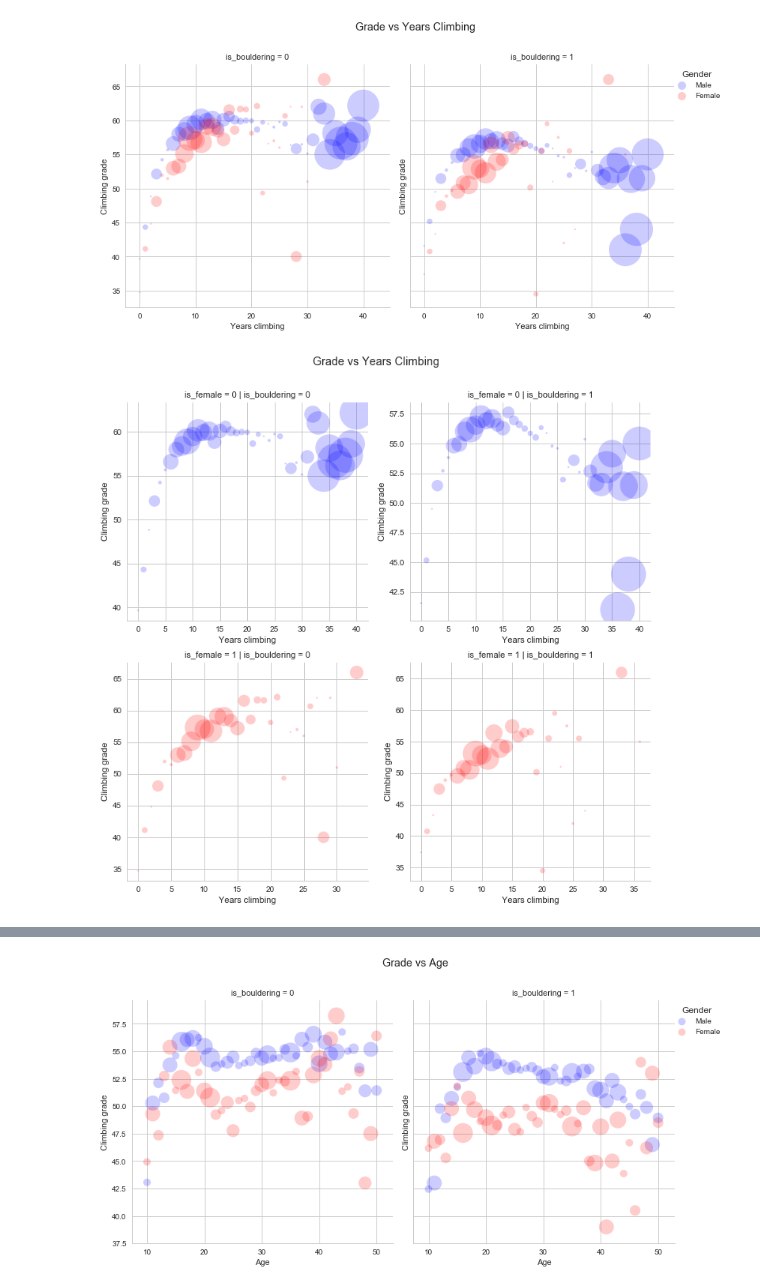
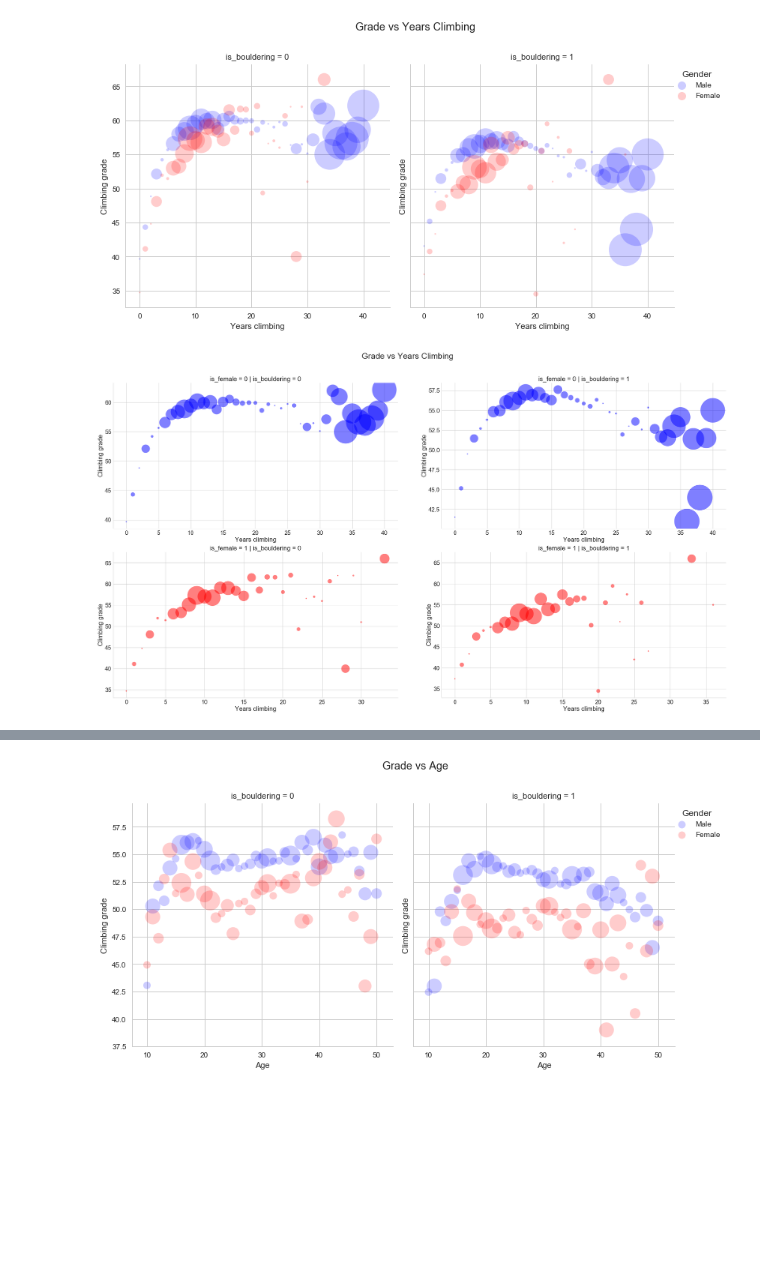
Before and after one commit to stevebachmeier/climber-characteristic-analysis, a Jupyter notebook: analysis.ipynb, the cells around one changed output, grey strips where cells are left out. Saved outputs shown, nothing was run; the diff lists cells and outputs as text; code cells hidden in the pictures; blank space fills up the shorter version.

```diff
--- a/analysis.ipynb
+++ b/analysis.ipynb
@@ -1003,23 +951,23 @@ plt.subplots_adjust(top=0.85)
 # %% [output]
 [figure]
 # %%
-%matplotlib inline
-
-sns.set(style='whitegrid')
+sns.set(style='whitegrid', font_scale=2)
 g = sns.lmplot(x='years_climbing', y='id_grade', hue='is_female', palette=dict({0:'blue', 1:'red'}),
-               size=5, col='is_bouldering', row='is_female', legend=False, fit_reg=False,
+               size=10, col='is_bouldering', row='is_female', legend=False, fit_reg=False,
                sharex=False, sharey=False,
                scatter_kws={
-                       'alpha':'0.2',
-                       's':5*df_all[(df_all['years_climbing'] >= 0) & (df_all['years_climbing'] <= 40)]\
+                       'alpha':'0.5',
+                       's':20*df_all[(df_all['years_climbing'] >= 0) & (df_all['years_climbing'] <= 40)]\
                                .groupby(['years_climbing','id_grade']).count()['id_user']},
                data=df_all[(df_all['years_climbing'] >= 0) & (df_all['years_climbing'] <= 40)]\
                        .groupby(by=['is_female','years_climbing','is_bouldering'], as_index=False)\
                        .mean()[['is_female','is_bouldering','years_climbing','id_grade']])
 g.fig.suptitle('Grade vs Years Climbing')
 plt.subplots_adjust(top=0.90)
 g.set(xlabel='Years climbing', ylabel='Climbing grade')
 g.fig.tight_layout()
+g.fig.set_figheight(18)
+g.fig.set_figwidth(32)
 plt.subplots_adjust(top=0.90)
 # %% [output]
-[figure, old version]
+[figure, new version]
```
Also changed, not shown: parts of 40 cells of this notebook, 11 other files.
